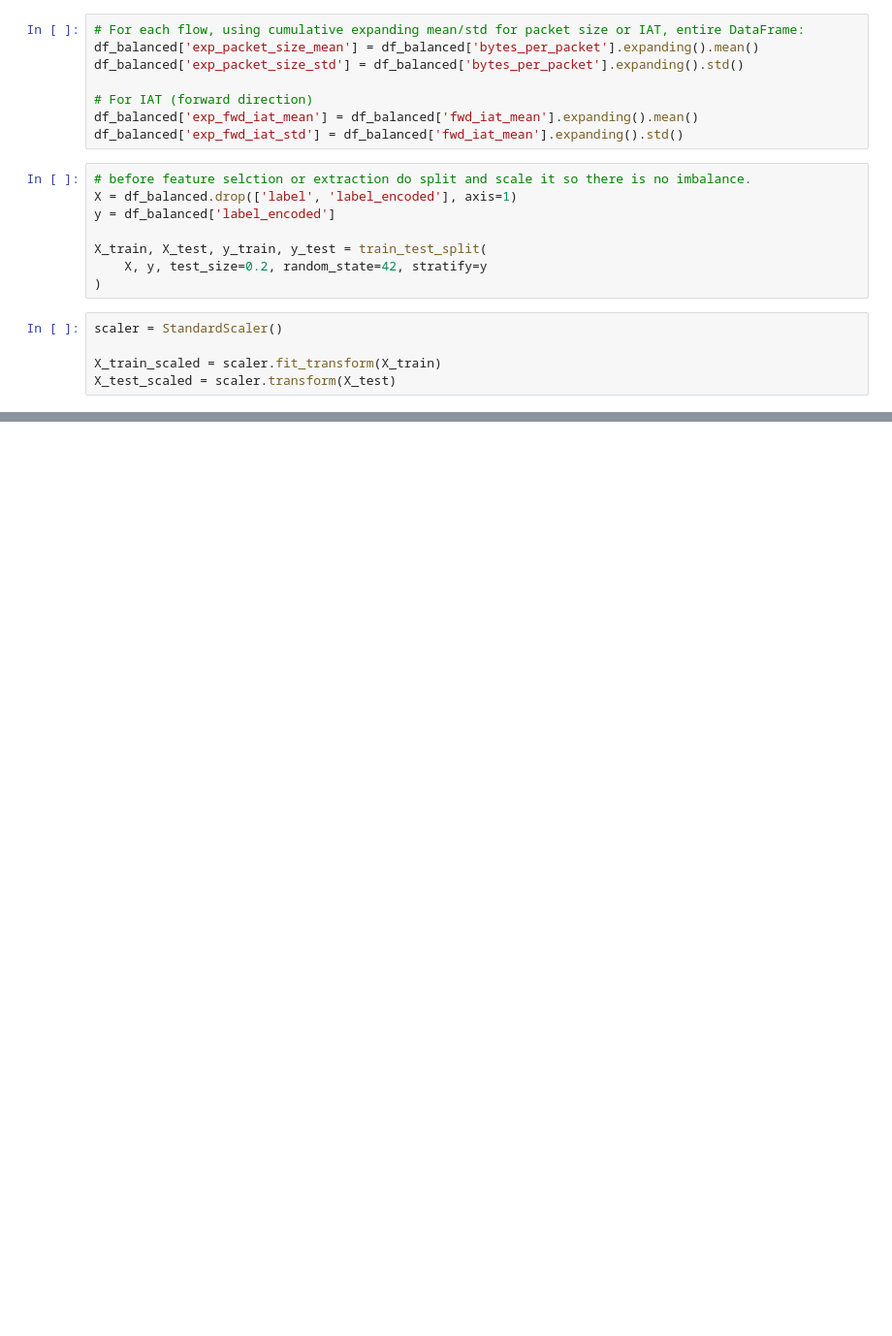
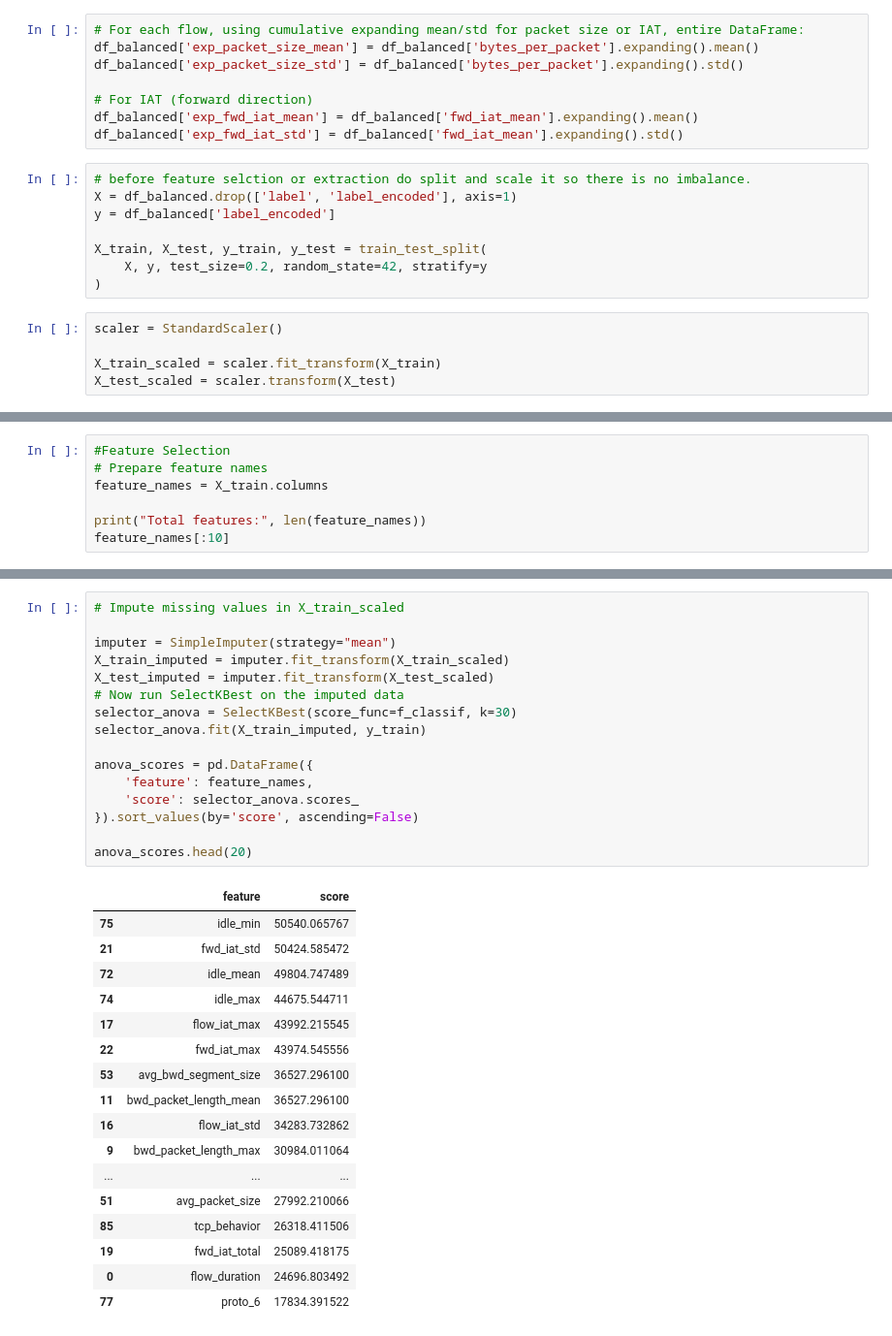
Before and after one commit to HarishDeepak/network-intrusion-detection-system, a Jupyter notebook: Data_cleaning/Copy_of_Preprocessing.ipynb, the cells around one changed output, grey strips where cells are left out. Shown: that part at 97% size. Drawn from its saved outputs; the diff is of its cells as text; blank space fills up the shorter version.

Commit message:
Feature Selection

```diff
--- a/Data_cleaning/Copy_of_Preprocessing.ipynb
+++ b/Data_cleaning/Copy_of_Preprocessing.ipynb
@@ -496,0 +518,7 @@ array([[-7.64733174e-01, -1.09781439e-02, -1.13011213e-02,
+# %%
+#Feature Selection
+# Prepare feature names
+feature_names = X_train.columns
+
+print("Total features:", len(feature_names))
+feature_names[:10]
@@ -496,0 +550,34 @@ array([[-7.64733174e-01, -1.09781439e-02, -1.13011213e-02,
+# %%
+# Impute missing values in X_train_scaled
+
+imputer = SimpleImputer(strategy="mean")
+X_train_imputed = imputer.fit_transform(X_train_scaled)
+X_test_imputed = imputer.fit_transform(X_test_scaled)
+# Now run SelectKBest on the imputed data
+selector_anova = SelectKBest(score_func=f_classif, k=30)
+selector_anova.fit(X_train_imputed, y_train)
+
+anova_scores = pd.DataFrame({
+    'feature': feature_names,
+    'score': selector_anova.scores_
+}).sort_values(by='score', ascending=False)
+
+anova_scores.head(20)
+# %% [output]
+|  | feature | score |
+| 75 | idle_min | 50540.065767 |
+| 21 | fwd_iat_std | 50424.585472 |
+| 72 | idle_mean | 49804.747489 |
+| 74 | idle_max | 44675.544711 |
+| 17 | flow_iat_max | 43992.215545 |
+| 22 | fwd_iat_max | 43974.545556 |
+| 53 | avg_bwd_segment_size | 36527.296100 |
+| 11 | bwd_packet_length_mean | 36527.296100 |
+| 16 | flow_iat_std | 34283.732862 |
+| 9 | bwd_packet_length_max | 30984.011064 |
+| ... | ... | ... |
+| 51 | avg_packet_size | 27992.210066 |
+| 85 | tcp_behavior | 26318.411506 |
+| 19 | fwd_iat_total | 25089.418175 |
+| 0 | flow_duration | 24696.803492 |
+| 77 | proto_6 | 17834.391522 |
```
Also changed, not shown: parts of 22 cells of this notebook, 2 other files.
